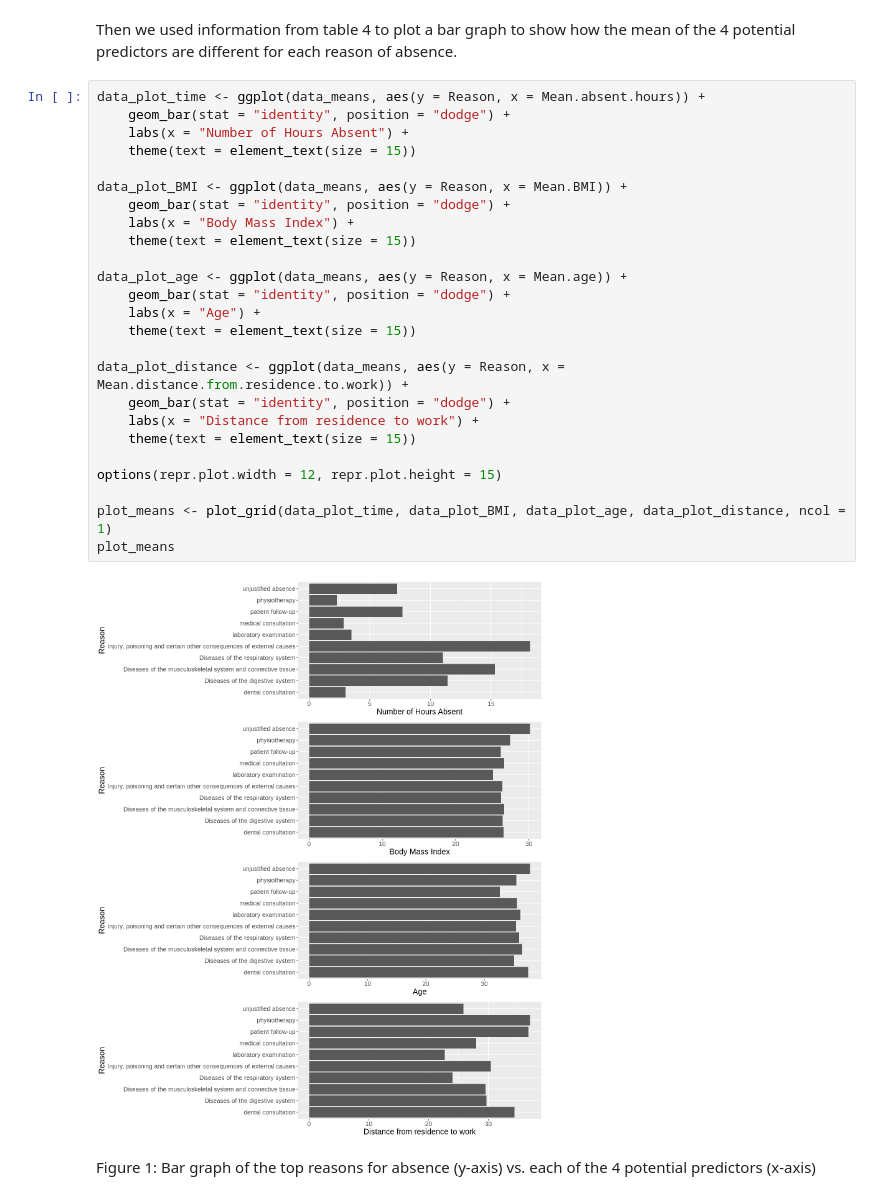
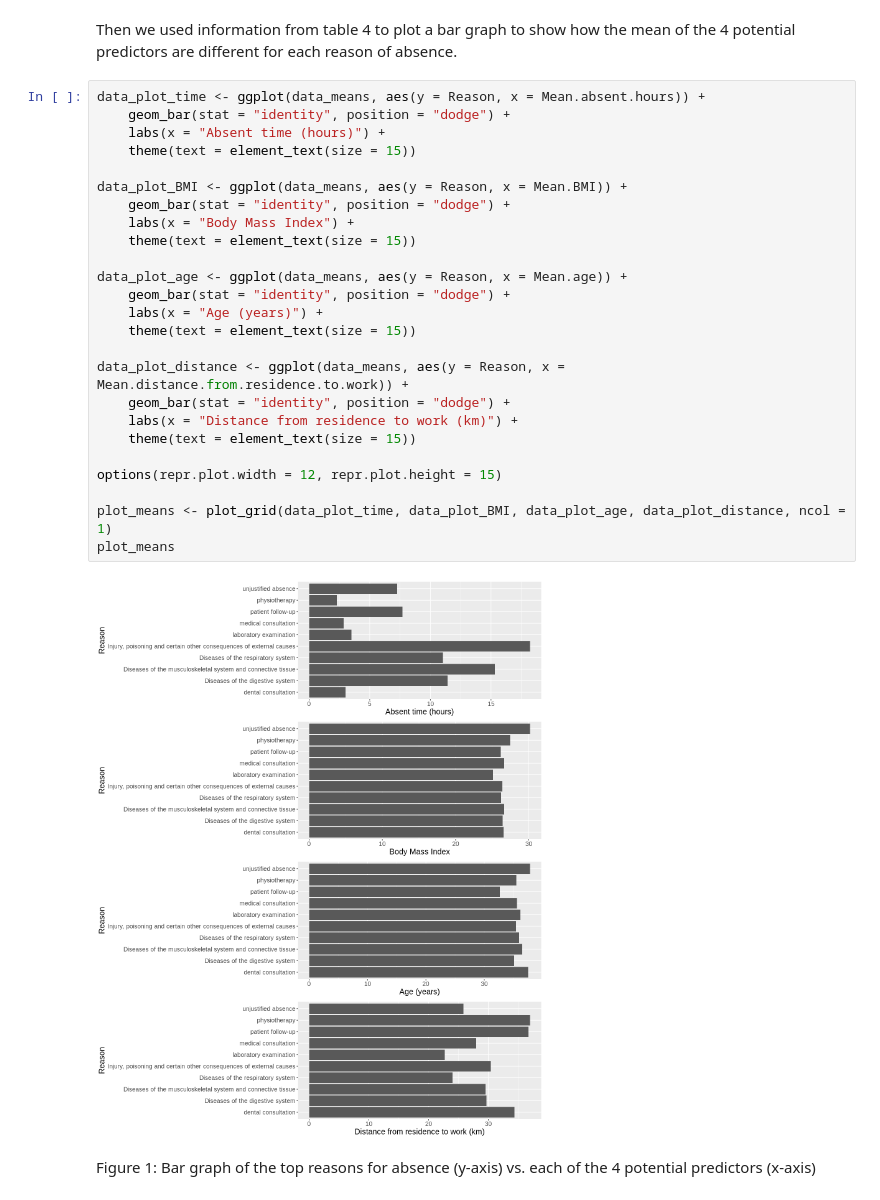
Before and after one commit to tim13246879/dsci-100-2022w1-group-87, a Jupyter notebook: Final_report.ipynb, the cells around one changed output. Saved outputs shown, nothing was run; the diff lists cells and outputs as text.

```diff
--- a/Final_report.ipynb
+++ b/Final_report.ipynb
@@ -186,30 +196,30 @@ Table 4 includes a "reason" column that describes each of the 10 reasons of abse
 # %%
 data_plot_time <- ggplot(data_means, aes(y = Reason, x = Mean.absent.hours)) +
     geom_bar(stat = "identity", position = "dodge") +
-    labs(x = "Number of Hours Absent") +
+    labs(x = "Absent time (hours)") +
     theme(text = element_text(size = 15))
 
 data_plot_BMI <- ggplot(data_means, aes(y = Reason, x = Mean.BMI)) +
     geom_bar(stat = "identity", position = "dodge") +
     labs(x = "Body Mass Index") +
     theme(text = element_text(size = 15))
 
 data_plot_age <- ggplot(data_means, aes(y = Reason, x = Mean.age)) +
     geom_bar(stat = "identity", position = "dodge") +
-    labs(x = "Age") +
+    labs(x = "Age (years)") +
     theme(text = element_text(size = 15))
 
 data_plot_distance <- ggplot(data_means, aes(y = Reason, x = Mean.distance.from.residence.to.work)) +
     geom_bar(stat = "identity", position = "dodge") +
-    labs(x = "Distance from residence to work") +
+    labs(x = "Distance from residence to work (km)") +
     theme(text = element_text(size = 15))
 
 options(repr.plot.width = 12, repr.plot.height = 15)
 
 plot_means <- plot_grid(data_plot_time, data_plot_BMI, data_plot_age, data_plot_distance, ncol = 1)
 plot_means
 # %% [output]
-[figure, old version]
+[figure, new version]
 # %% [markdown]
 Figure 1: Bar graph of the top reasons for absence (y-axis) vs. each of the 4 potential predictors (x-axis)
 # %% [markdown]
```
Also changed, not shown: parts of 6 cells of this notebook.
